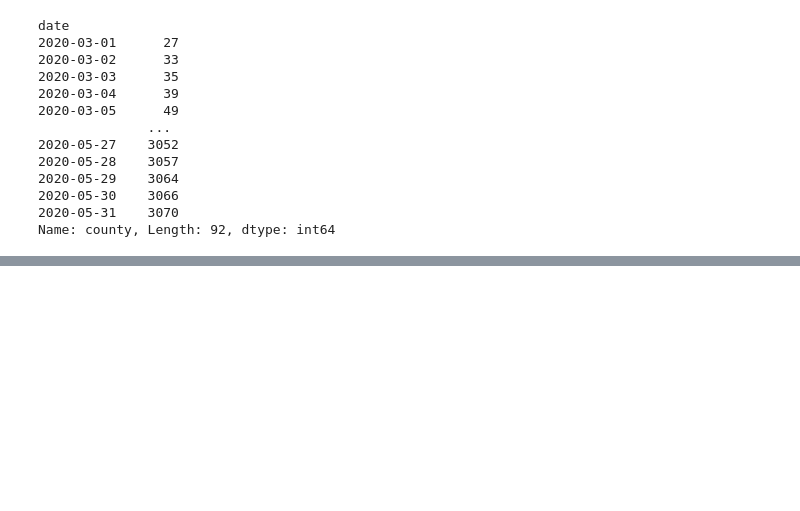
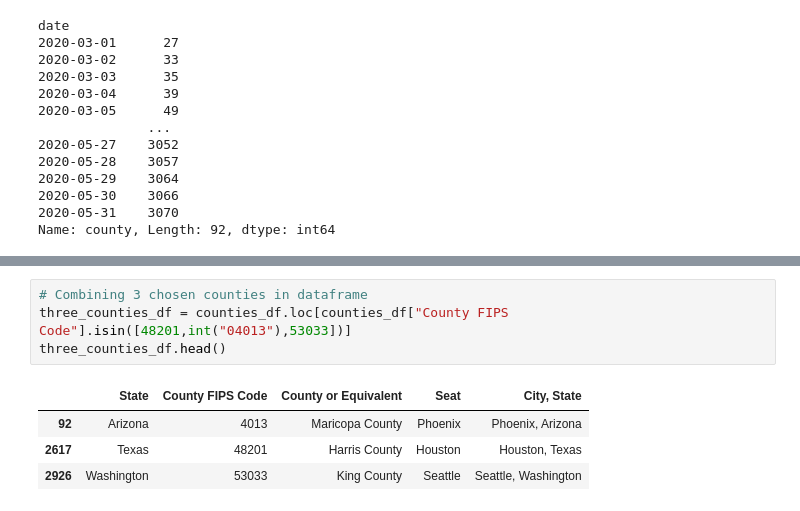
Before and after one commit to ryankracaw/project-one, a Jupyter notebook: spring.ipynb, the cells around one changed output, grey strips where cells are left out. Drawn from its saved outputs; the diff is of its cells as text; blank space fills up the shorter version.

```diff
--- a/spring.ipynb
+++ b/spring.ipynb
@@ -119,0 +158,9 @@ plt.show()
+# %%
+# Combining 3 chosen counties in dataframe
+three_counties_df = counties_df.loc[counties_df["County FIPS Code"].isin([48201,int("04013"),53033])]
+three_counties_df.head()
+# %% [output]
+|  | State | County FIPS Code | County or Equivalent | Seat | City, State |
+| 92 | Arizona | 4013 | Maricopa County | Phoenix | Phoenix, Arizona |
+| 2617 | Texas | 48201 | Harris County | Houston | Houston, Texas |
+| 2926 | Washington | 53033 | King County | Seattle | Seattle, Washington |
```
Also changed, not shown: parts of 6 cells of this notebook.
